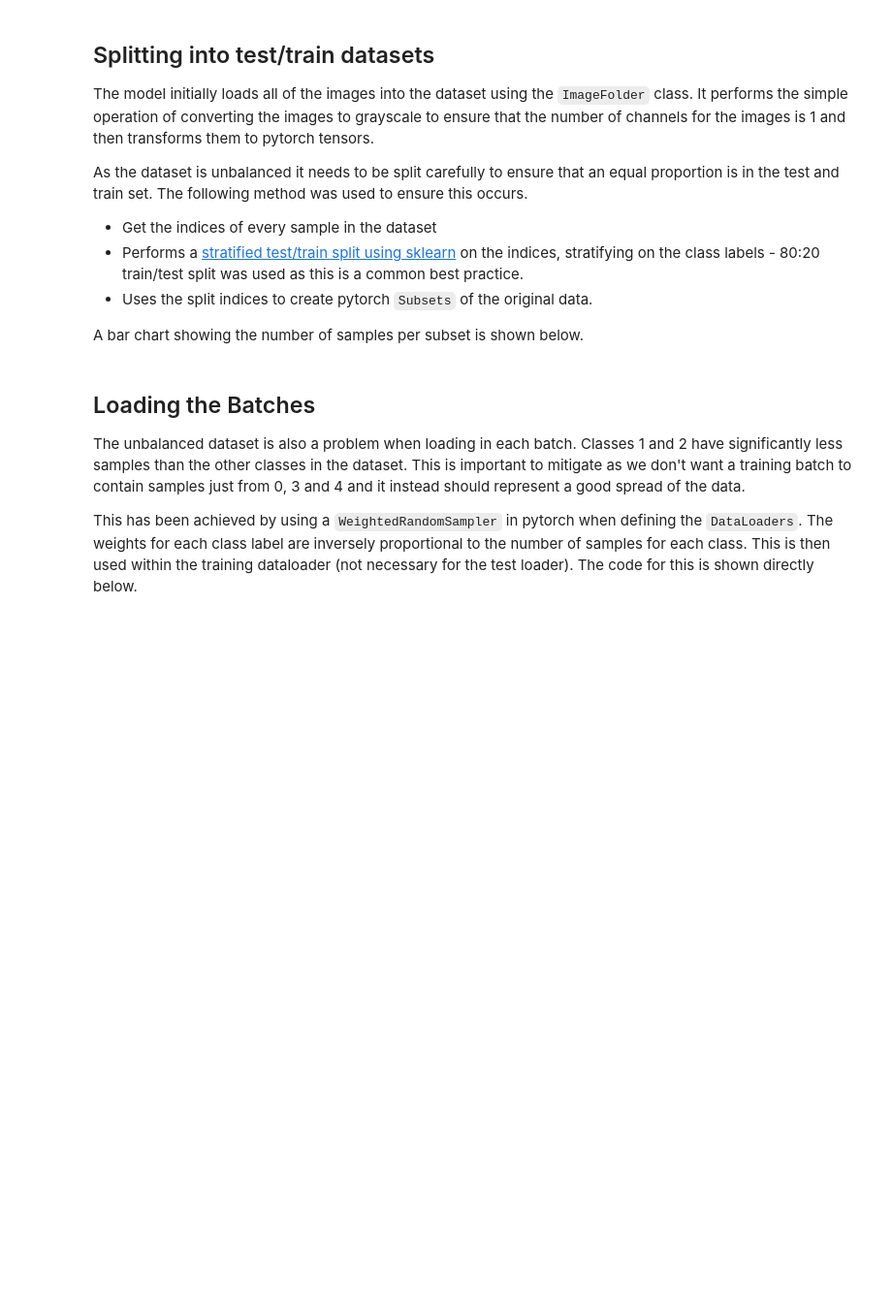
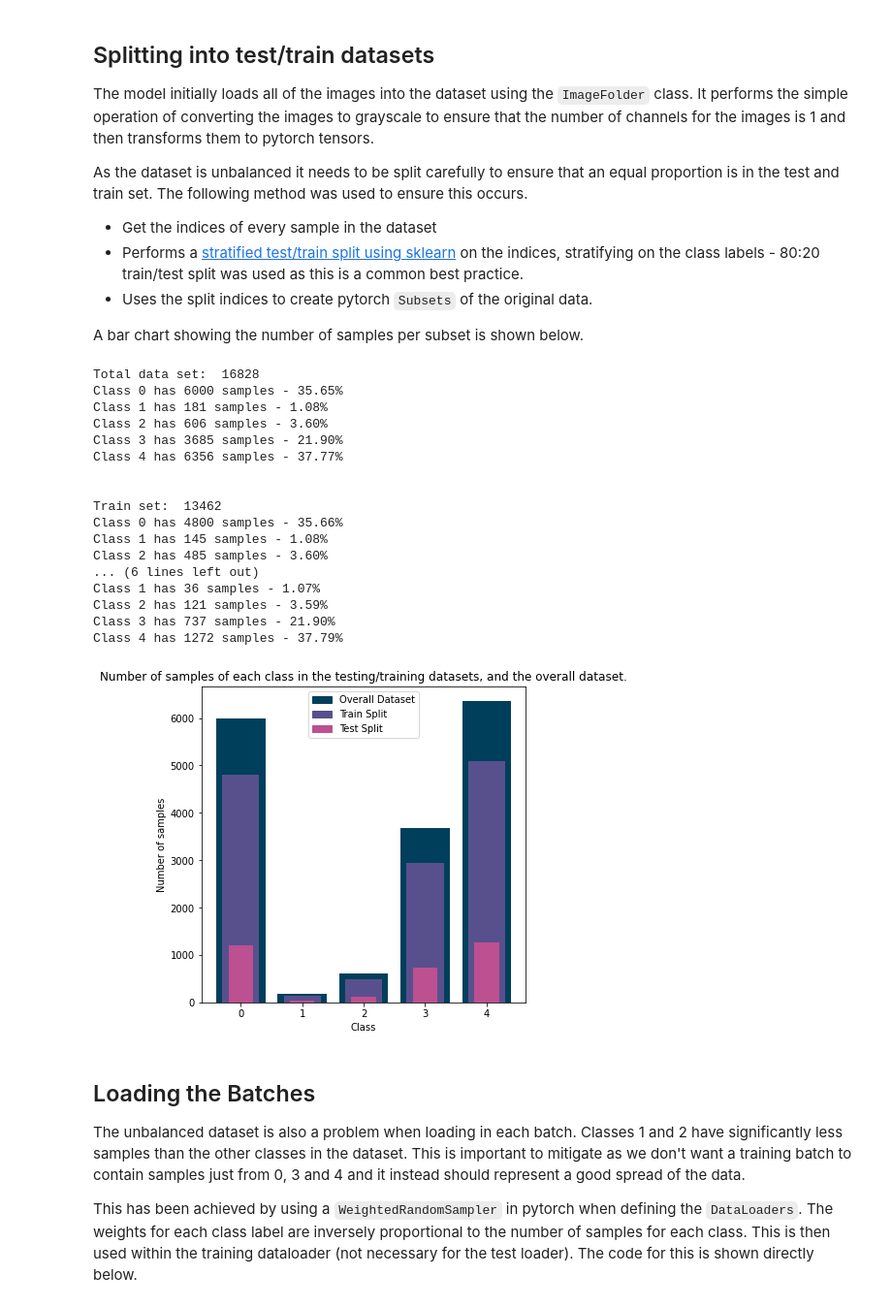
Before and after one commit to LucyIvatt/probabilistic-and-deep-learning, a Jupyter notebook: int3.ipynb, the cells around one changed output. Shown at 97% size. Drawn from its saved outputs; the diff is of its cells as text; code cells hidden in the pictures; blank space fills up the shorter version.

````diff
--- a/int3.ipynb
+++ b/int3.ipynb
@@ -29,3 +26,13 @@ This solution is assumed to be satisfactory as it was mentioned on the Assessmen
 ├── classify_symbols.py
 └── weights.pkl
 ```
+# %%
+from google.colab import drive
+LOCAL = False
+
+if not LOCAL:
+    drive.mount('/content/gdrive/')
+    !cp -r /content/gdrive/MyDrive/INT3 /content/
+    ROOT = "/content/INT3/"
+else:
+    ROOT = ""
@@ -373,7 +479,7 @@ from sklearn.decomposition import PCA
 from itertools import combinations
 
 # loads the data and scales it
-data = np.loadtxt('data.csv',delimiter=',',skiprows=1)
+data = np.loadtxt(ROOT + 'data.csv',delimiter=',', skiprows=1)
 scaler = StandardScaler()
 scaler.fit(data)
 scaled_data = scaler.transform(data)
@@ -450,34 +574,53 @@ plt.title("Number of samples of each class in the testing/training datasets, and
 plt.xlabel("Class")
 plt.ylabel("Number of samples")
 
 # Loads the entire dataset, transforming images to grayscale and into pytorch tensors.
-data = datasets.ImageFolder(root='images', transform=transforms.Compose([transforms.Grayscale(num_output_channels=1), transforms.ToTensor()]))
+data = datasets.ImageFolder(root=ROOT + 'images', transform=transforms.Compose([transforms.Grayscale(num_output_channels=1), transforms.ToTensor()]))
 total_num_classes = Counter(data.targets)
 print("Total data set: ", sum(total_num_classes.values()))
 print_split_stats(total_num_classes)
 plt.bar(total_num_classes.keys(), total_num_classes.values(), color='#003f5c')
 
 # Splits the data proportionally by
 indices = list(range(len(data)))
 train_indices, test_indices = train_test_split(indices, test_size=0.2, stratify=data.targets)
 
 train_dataset = Subset(data, train_indices)
 num_class_train = Counter(data.targets[i] for i in train_indices)
 print("Train set: ", sum(num_class_train.values()))
 print_split_stats(num_class_train)
 plt.bar(num_class_train.keys(), num_class_train.values(), width=0.6, color='#58508d')
 
 test_dataset = Subset(data, test_indices)
 num_class_test = Counter(data.targets[i] for i in test_indices)
 print("Test set: ", sum(num_class_test.values()))
 print_split_stats(num_class_test)
 plt.bar(num_class_test.keys(), num_class_test.values(), width=0.4, color='#bc5090')
 
 overall_patch = mpatches.Patch(color='#003f5c', label='Overall Dataset')
 train_patch = mpatches.Patch(color='#58508d', label='Train Split')
 test_patch = mpatches.Patch(color='#bc5090', label='Test Split')
 
 plt.legend(handles=[overall_patch, train_patch, test_patch]);
+# %% [output]
+Total data set:  16828
+Class 0 has 6000 samples - 35.65%
+Class 1 has 181 samples - 1.08%
+Class 2 has 606 samples - 3.60%
+Class 3 has 3685 samples - 21.90%
+Class 4 has 6356 samples - 37.77%
+
+
+Train set:  13462
+Class 0 has 4800 samples - 35.66%
+Class 1 has 145 samples - 1.08%
+Class 2 has 485 samples - 3.60%
+... (6 lines left out)
+Class 1 has 36 samples - 1.07%
+Class 2 has 121 samples - 3.59%
+Class 3 has 737 samples - 21.90%
+Class 4 has 1272 samples - 37.79%
+[figure, added]
 # %% [markdown]
 ## Loading the Batches
 The unbalanced dataset is also a problem when loading in each batch. Classes 1 and 2 have significantly less samples than the other classes in the dataset. This is important to mitigate as we don't want a training batch to contain samples just from 0, 3 and 4 and it instead should represent a good spread of the data.
````
Also changed, not shown: parts of 23 cells of this notebook, 3 other files.
